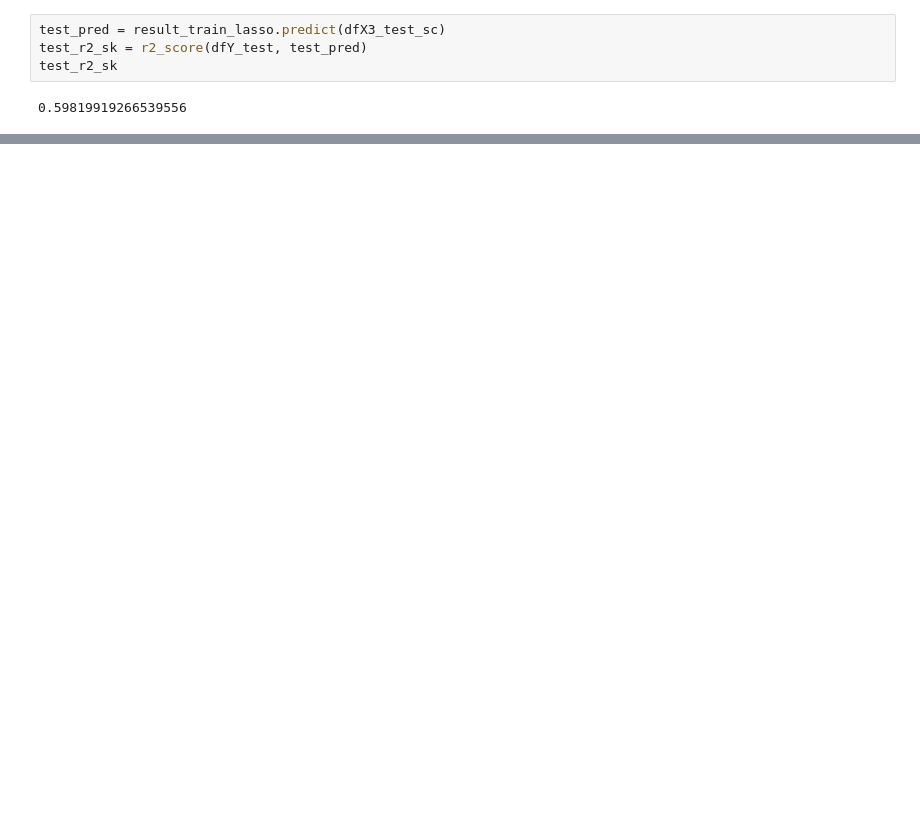
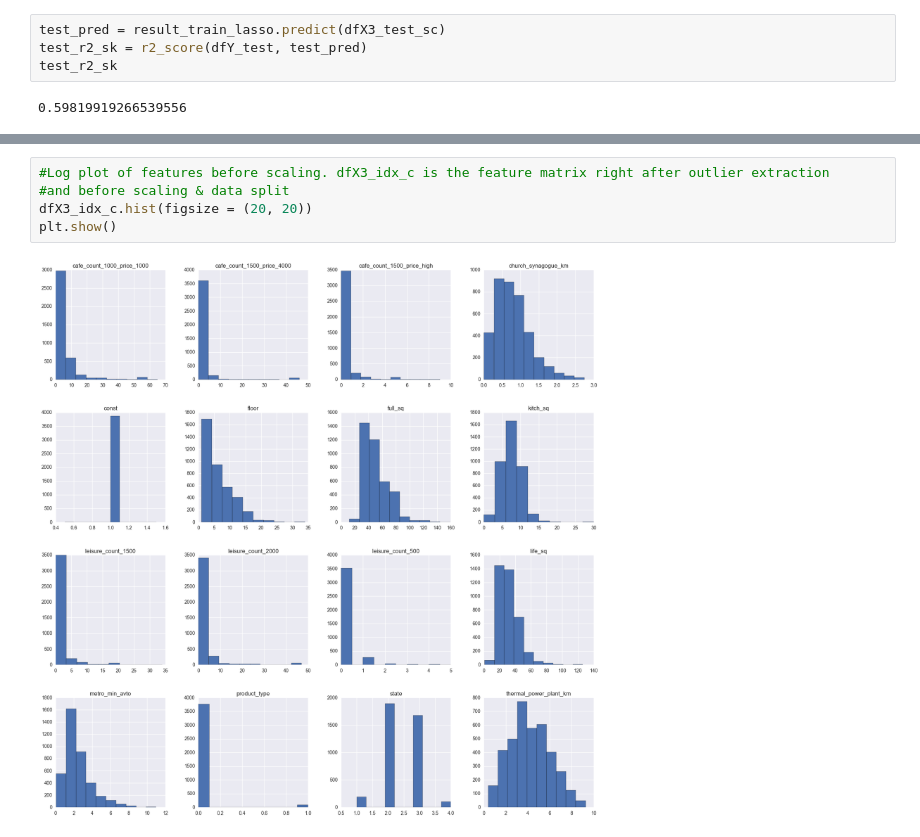
Before and after one commit to frozendrpepper/LinearRegressionProject, a Jupyter notebook: second_OLS_run_without_cat.ipynb, the cells around one changed output, grey strips where cells are left out. Saved outputs shown, nothing was run; the diff lists cells and outputs as text; blank space fills up the shorter version.

```diff
--- a/second_OLS_run_without_cat.ipynb
+++ b/second_OLS_run_without_cat.ipynb
@@ -801,0 +812,7 @@ test_r2_sk
+# %%
+#Log plot of features before scaling. dfX3_idx_c is the feature matrix right after outlier extraction
+#and before scaling & data split
+dfX3_idx_c.hist(figsize = (20, 20))
+plt.show()
+# %% [output]
+[figure, added]
```
Also changed, not shown: parts of 22 cells of this notebook, 1 other file.
